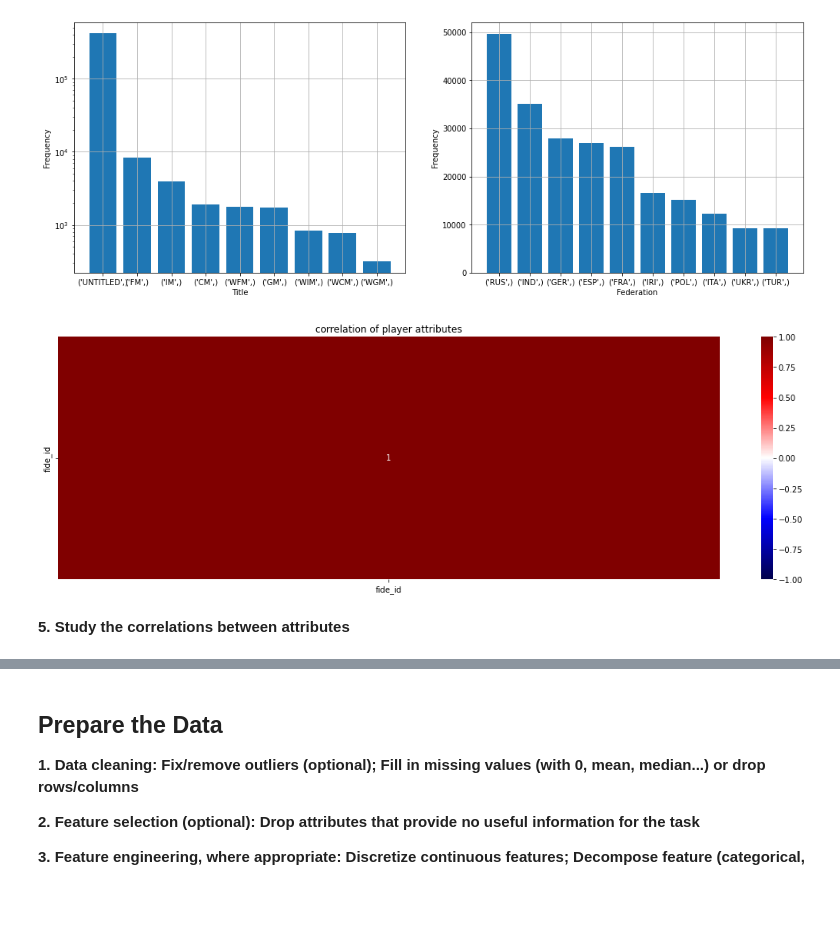
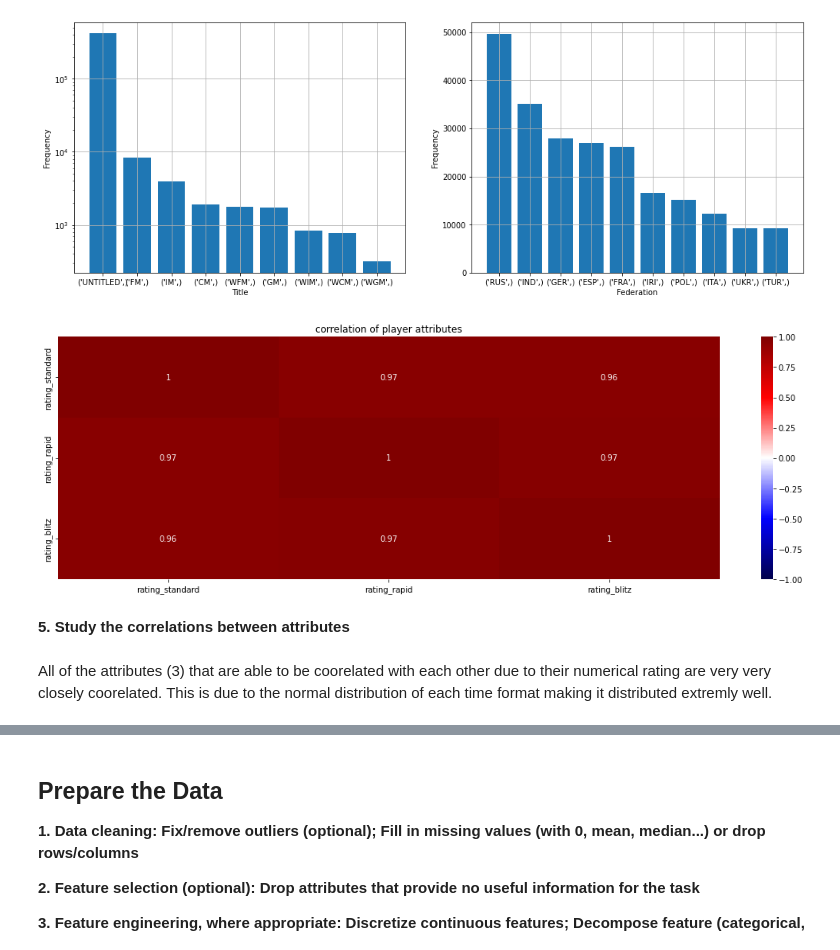
Before and after one commit to marchesem764/MLFinalProject, a Jupyter notebook: FIDE.ipynb, the cells around one changed output, grey strips where cells are left out. Cells and saved outputs as stored; diff of their text form; code cells hidden in the pictures; blank space fills up the shorter version.

Commit message:
added plotting visuals

```diff
--- a/FIDE.ipynb
+++ b/FIDE.ipynb
@@ -268,3 +383,5 @@ data.head()
 # %%
 attrs = ['fide_id', 'name', 'federation', 'gender', 'title', 'year', 'month', 'rating_standard', 'rating_rapid', 'rating_blitz']
+# %%
+rating_attrs = ['rating_standard', 'rating_rapid', 'rating_blitz']
 # %%
@@ -318,12 +432,14 @@ axs[1].set_xticklabels(federation.keys());
 # %%
 plt.figure(figsize=(15, 5))
 plt.title('correlation of player attributes')
-sns.heatmap(players[attrs].corr(), annot=True, vmin=-1, vmax=1, cmap='seismic')
+sns.heatmap(data[rating_attrs].corr(), annot=True, vmin=-1, vmax=1, cmap='seismic')
 plt.tight_layout()
 # %% [output]
-[figure, old version]
+[figure, new version]
 # %% [markdown]
 **5. Study the correlations between attributes**
+# %% [markdown]
+All of the attributes (3) that are able to be coorelated with each other due to their numerical rating are very very closely coorelated. This is due to the normal distribution of each time format making it distributed extremly well.
 # %% [markdown]
 **6. Study how you would solve the problem manually**
 
```
Also changed, not shown: parts of 14 cells of this notebook.
